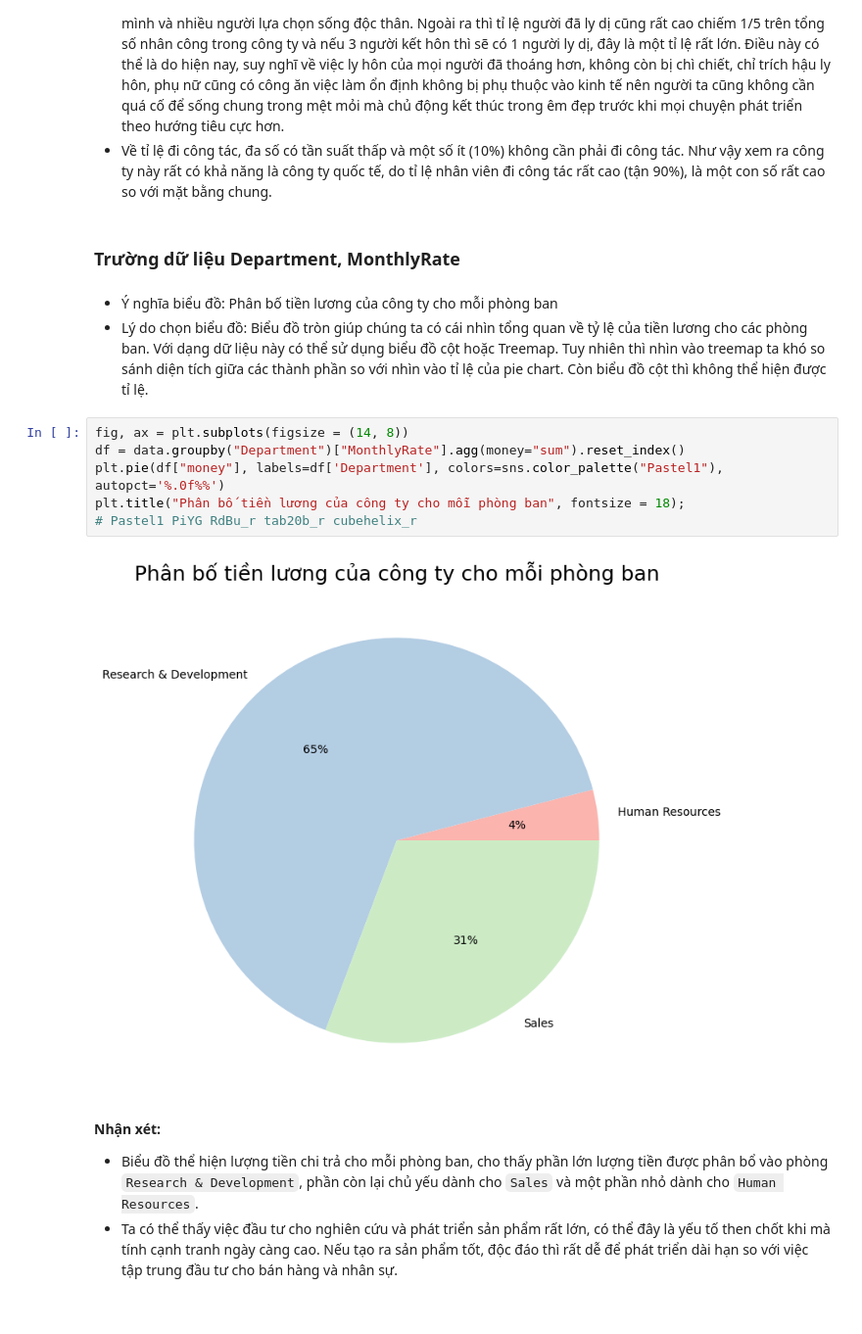
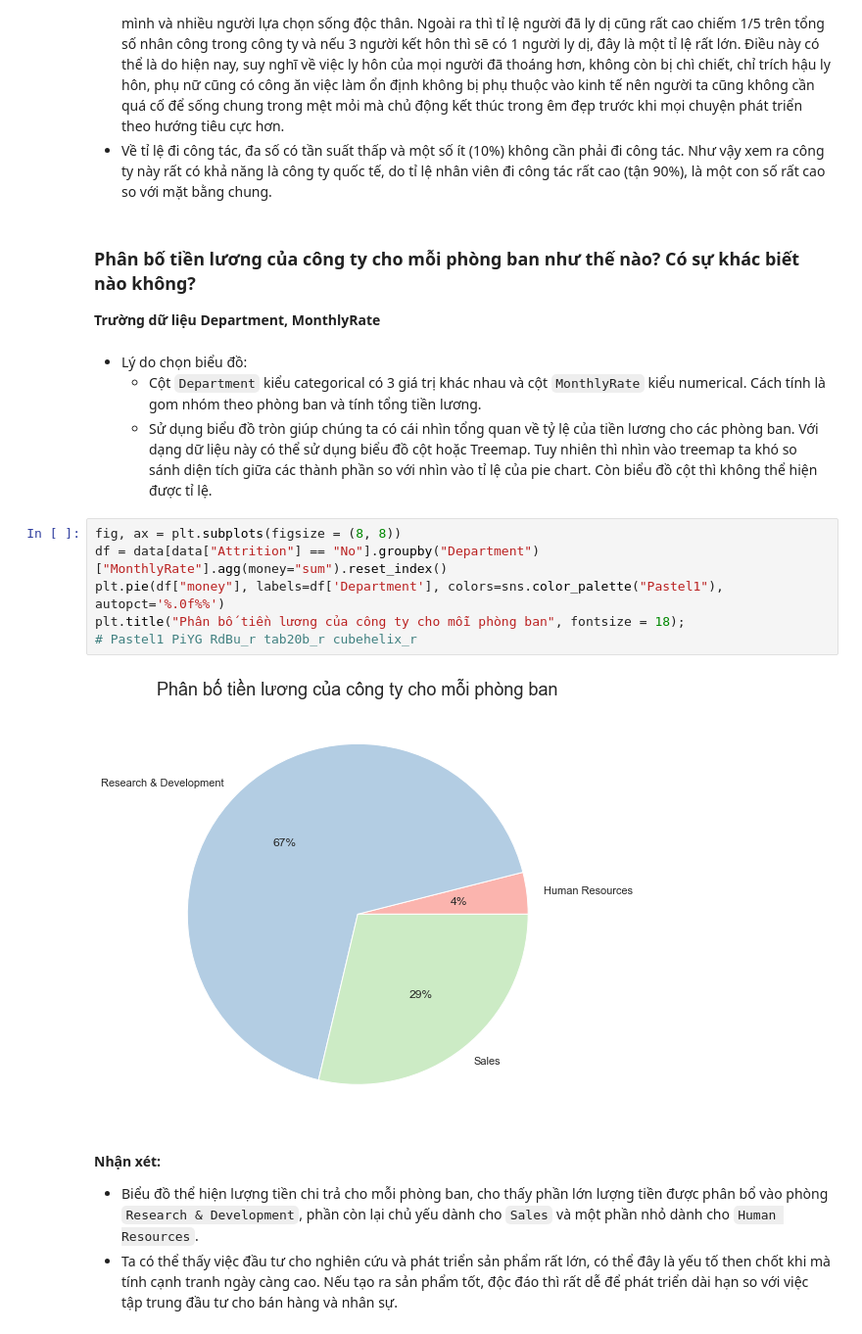
Before and after one commit to HuyHCMUS/DataVisualize-1, a Jupyter notebook: Kham_pha_moi_quan_he_trong_du_lieu.ipynb, the cells around one changed output. Shown at 98% size. Drawn from its saved outputs; the diff is of its cells as text.

Commit message:
chỉnh sửa format, màu biểu đồ

```diff
--- a/Kham_pha_moi_quan_he_trong_du_lieu.ipynb
+++ b/Kham_pha_moi_quan_he_trong_du_lieu.ipynb
@@ -134,18 +134,20 @@ Text(0.5, 0.73, 'Biểu đồ cơ cấu lao động')
 - Khác với nhiều người nghĩ, trong một công ty luôn có rất nhiều người đã lập gia đình thì trong biểu đồ này ta có thể thấy có tận 1/3 nhân viên chưa từng kết hôn, điều này có thể có nhiều nguyên do như: nhân lực trẻ, kết hôn muộn hoặc thời hiện nay áp lực lập gia đình đã giảm bớt, mọi người có thể tự lựa chọn lối sống cho riêng mình và nhiều người lựa chọn sống độc thân. Ngoài ra thì tỉ lệ người đã ly dị cũng rất cao chiếm 1/5 trên tổng số nhân công trong công ty và nếu 3 người kết hôn thì sẽ có 1 người ly dị, đây là một tỉ lệ rất lớn. Điều này có thể là do hiện nay, suy nghĩ về việc ly hôn của mọi người đã thoáng hơn, không còn bị chì chiết, chỉ trích hậu ly hôn, phụ nữ cũng có công ăn việc làm ổn định không bị phụ thuộc vào kinh tế nên người ta cũng không cần quá cố để sống chung trong mệt mỏi mà chủ động kết thúc trong êm đẹp trước khi mọi chuyện phát triển theo hướng tiêu cực hơn.
 - Về tỉ lệ đi công tác, đa số có tần suất thấp và một số ít (10%) không cần phải đi công tác. Như vậy xem ra công ty này rất có khả năng là công ty quốc tế, do tỉ lệ nhân viên đi công tác rất cao (tận 90%), là một con số rất cao so với mặt bằng chung.
 # %% [markdown]
-### Trường dữ liệu Department, MonthlyRate
+### Phân bố tiền lương của công ty cho mỗi phòng ban như thế nào? Có sự khác biết nào không?
+**Trường dữ liệu Department, MonthlyRate**
 # %% [markdown]
-- Ý nghĩa biểu đồ: Phân bố tiền lương của công ty cho mỗi phòng ban
-- Lý do chọn biểu đồ: Biểu đồ tròn giúp chúng ta có cái nhìn tổng quan về tỷ lệ của tiền lương cho các phòng ban. Với dạng dữ liệu này có thể sử dụng biểu đồ cột hoặc Treemap. Tuy nhiên thì nhìn vào treemap ta khó so sánh diện tích giữa các thành phần so với nhìn vào tỉ lệ của pie chart. Còn biểu đồ cột thì không thể hiện được tỉ lệ.
+- Lý do chọn biểu đồ:
+    - Cột `Department` kiểu categorical có 3 giá trị khác nhau và cột `MonthlyRate` kiểu numerical. Cách tính là gom nhóm theo phòng ban và tính tổng tiền lương.
+    - Sử dụng biểu đồ tròn giúp chúng ta có cái nhìn tổng quan về tỷ lệ của tiền lương cho các phòng ban. Với dạng dữ liệu này có thể sử dụng biểu đồ cột hoặc Treemap. Tuy nhiên thì nhìn vào treemap ta khó so sánh diện tích giữa các thành phần so với nhìn vào tỉ lệ của pie chart. Còn biểu đồ cột thì không thể hiện được tỉ lệ.
 # %%
-fig, ax = plt.subplots(figsize = (14, 8))
-df = data.groupby("Department")["MonthlyRate"].agg(money="sum").reset_index()
+fig, ax = plt.subplots(figsize = (8, 8))
+df = data[data["Attrition"] == "No"].groupby("Department")["MonthlyRate"].agg(money="sum").reset_index()
 plt.pie(df["money"], labels=df['Department'], colors=sns.color_palette("Pastel1"), autopct='%.0f%%')
 plt.title("Phân bố tiền lương của công ty cho mỗi phòng ban", fontsize = 18);
 # Pastel1 PiYG RdBu_r tab20b_r cubehelix_r
 # %% [output]
-[figure, old version]
+[figure, new version]
 # %% [markdown]
 **Nhận xét:**
   - Biểu đồ thể hiện lượng tiền chi trả cho mỗi phòng ban, cho thấy phần lớn lượng tiền được phân bổ vào phòng `Research & Development`, phần còn lại chủ yếu dành cho `Sales` và một phần nhỏ dành cho `Human Resources`.
```
Also changed, not shown: parts of 33 cells of this notebook, 1 other file.
